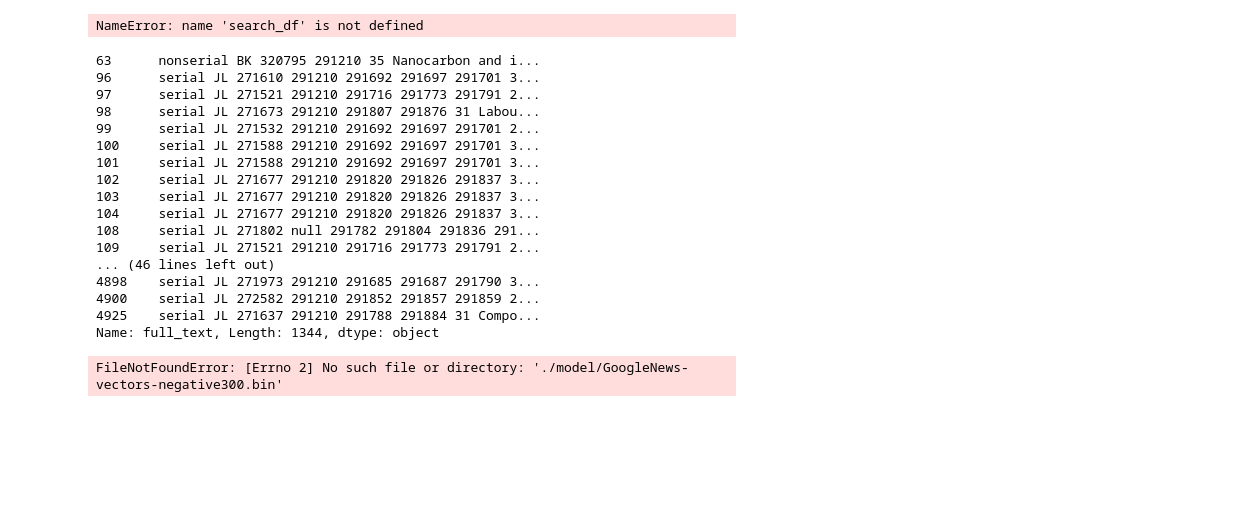
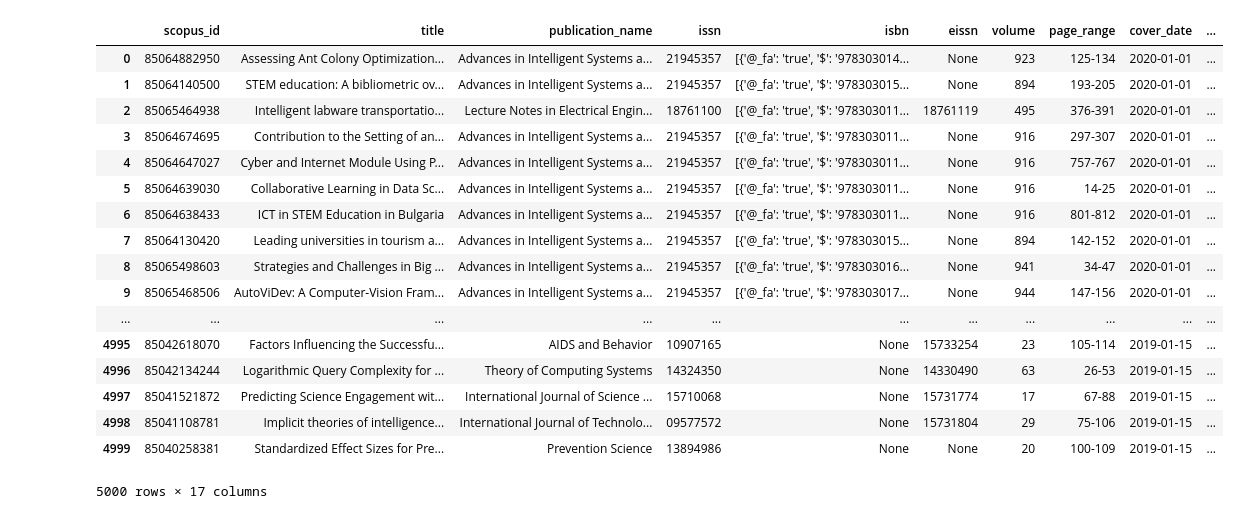
Before and after one commit to AlexHuang2/Intro-ML-Scientific-Paper-NLP-Project, a Jupyter notebook: Pyscopus.ipynb, the cells around one changed output. Cells and saved outputs as stored; diff of their text form; code cells hidden in the pictures; blank space fills up the shorter version.

Commit message:
Fixed search_df.pkl, padded data, will be doing classification instead of regression.

```diff
--- a/Pyscopus.ipynb
+++ b/Pyscopus.ipynb
@@ -40,7 +57,7 @@ def get_abstract(s):
         return np.nan
 
 search_df['abstract'] = s_ids.apply(lambda s: get_abstract(s))
-search_df['full_text'] = s_ids.apply(lambda s: get_full_text(s))
+#search_df['full_text'] = s_ids.apply(lambda s: get_full_text(s))
 
 
 
@@ -85,45 +102,25 @@ import os
 
 name = str(os.getcwd()) + '/search_df.pkl'
 with open(name, 'wb') as output:  # Overwrites any existing file.
-    pickle.load(search_df, output, pickle.HIGHEST_PROTOCOL)
+    pickle.dump(search_df, output, pickle.HIGHEST_PROTOCOL)
-# %% [output]
-NameError: name 'search_df' is not defined
-# %%
-import pandas as pd
-import nltk
-
-stop = set(ntlk.corpus.stopwords.words('english'))
-
-# nonempty full texts
-full_text = search_df['full_text'][pd.notnull(search_df['full_text'])]
-
-def tokenize(entry):
-    full_text_entry = [nltk.tokenize(t) for t in entry]
-    full_text_entry = [t for t in full_text_entry if t.isalpha() and t not in stop]
-    return full_text_entry
-
-full_textfull_text.apply(lambda entry: tokenize(entry))
-# %% [output]
-63      nonserial BK 320795 291210 35 Nanocarbon and i...
-96      serial JL 271610 291210 291692 291697 291701 3...
-97      serial JL 271521 291210 291716 291773 291791 2...
-98      serial JL 271673 291210 291807 291876 31 Labou...
-99      serial JL 271532 291210 291692 291697 291701 2...
-100     serial JL 271588 291210 291692 291697 291701 3...
-101     serial JL 271588 291210 291692 291697 291701 3...
-102     serial JL 271677 291210 291820 291826 291837 3...
-103     serial JL 271677 291210 291820 291826 291837 3...
-104     serial JL 271677 291210 291820 291826 291837 3...
-108     serial JL 271802 null 291782 291804 291836 291...
-109     serial JL 271521 291210 291716 291773 291791 2...
-... (46 lines left out)
-4898    serial JL 271973 291210 291685 291687 291790 3...
-4900    serial JL 272582 291210 291852 291857 291859 2...
-4925    serial JL 271637 291210 291788 291884 31 Compo...
-Name: full_text, Length: 1344, dtype: object
-# %%
-import gensim
-
-model = gensim.models.KeyedVectors.load_word2vec_format('./model/GoogleNews-vectors-negative300.bin', binary=True)
-# %% [output]
-FileNotFoundError: [Errno 2] No such file or directory: './model/GoogleNews-vectors-negative300.bin'
+# %%
+search_df
+# %% [output]
+|  | scopus_id | title | publication_name | issn | isbn | eissn | volume | page_range | cover_date | ... |
+| 0 | 85064882950 | Assessing Ant Colony Optimization... | Advances in Intelligent Systems a... | 21945357 | [{'@_fa': 'true', '$': '978303014... | None | 923 | 125-134 | 2020-01-01 | ... |
+| 1 | 85064140500 | STEM education: A bibliometric ov... | Advances in Intelligent Systems a... | 21945357 | [{'@_fa': 'true', '$': '978303015... | None | 894 | 193-205 | 2020-01-01 | ... |
+| 2 | 85065464938 | Intelligent labware transportatio... | Lecture Notes in Electrical Engin... | 18761100 | [{'@_fa': 'true', '$': '978303011... | 18761119 | 495 | 376-391 | 2020-01-01 | ... |
+| 3 | 85064674695 | Contribution to the Setting of an... | Advances in Intelligent Systems a... | 21945357 | [{'@_fa': 'true', '$': '978303011... | None | 916 | 297-307 | 2020-01-01 | ... |
+| 4 | 85064647027 | Cyber and Internet Module Using P... | Advances in Intelligent Systems a... | 21945357 | [{'@_fa': 'true', '$': '978303011... | None | 916 | 757-767 | 2020-01-01 | ... |
+| 5 | 85064639030 | Collaborative Learning in Data Sc... | Advances in Intelligent Systems a... | 21945357 | [{'@_fa': 'true', '$': '978303011... | None | 916 | 14-25 | 2020-01-01 | ... |
+| 6 | 85064638433 | ICT in STEM Education in Bulgaria | Advances in Intelligent Systems a... | 21945357 | [{'@_fa': 'true', '$': '978303011... | None | 916 | 801-812 | 2020-01-01 | ... |
+| 7 | 85064130420 | Leading universities in tourism a... | Advances in Intelligent Systems a... | 21945357 | [{'@_fa': 'true', '$': '978303015... | None | 894 | 142-152 | 2020-01-01 | ... |
+| 8 | 85065498603 | Strategies and Challenges in Big ... | Advances in Intelligent Systems a... | 21945357 | [{'@_fa': 'true', '$': '978303016... | None | 941 | 34-47 | 2020-01-01 | ... |
+| 9 | 85065468506 | AutoViDev: A Computer-Vision Fram... | Advances in Intelligent Systems a... | 21945357 | [{'@_fa': 'true', '$': '978303017... | None | 944 | 147-156 | 2020-01-01 | ... |
+| ... | ... | ... | ... | ... | ... | ... | ... | ... | ... | ... |
+| 4995 | 85042618070 | Factors Influencing the Successfu... | AIDS and Behavior | 10907165 | None | 15733254 | 23 | 105-114 | 2019-01-15 | ... |
+| 4996 | 85042134244 | Logarithmic Query Complexity for ... | Theory of Computing Systems | 14324350 | None | 14330490 | 63 | 26-53 | 2019-01-15 | ... |
+| 4997 | 85041521872 | Predicting Science Engagement wit... | International Journal of Science ... | 15710068 | None | 15731774 | 17 | 67-88 | 2019-01-15 | ... |
+| 4998 | 85041108781 | Implicit theories of intelligence... | International Journal of Technolo... | 09577572 | None | 15731804 | 29 | 75-106 | 2019-01-15 | ... |
+| 4999 | 85040258381 | Standardized Effect Sizes for Pre... | Prevention Science | 13894986 | None | None | 20 | 100-109 | 2019-01-15 | ... |
+5000 rows × 17 columns
```
Also changed, not shown: parts of 2 cells of this notebook, 2 other files.
